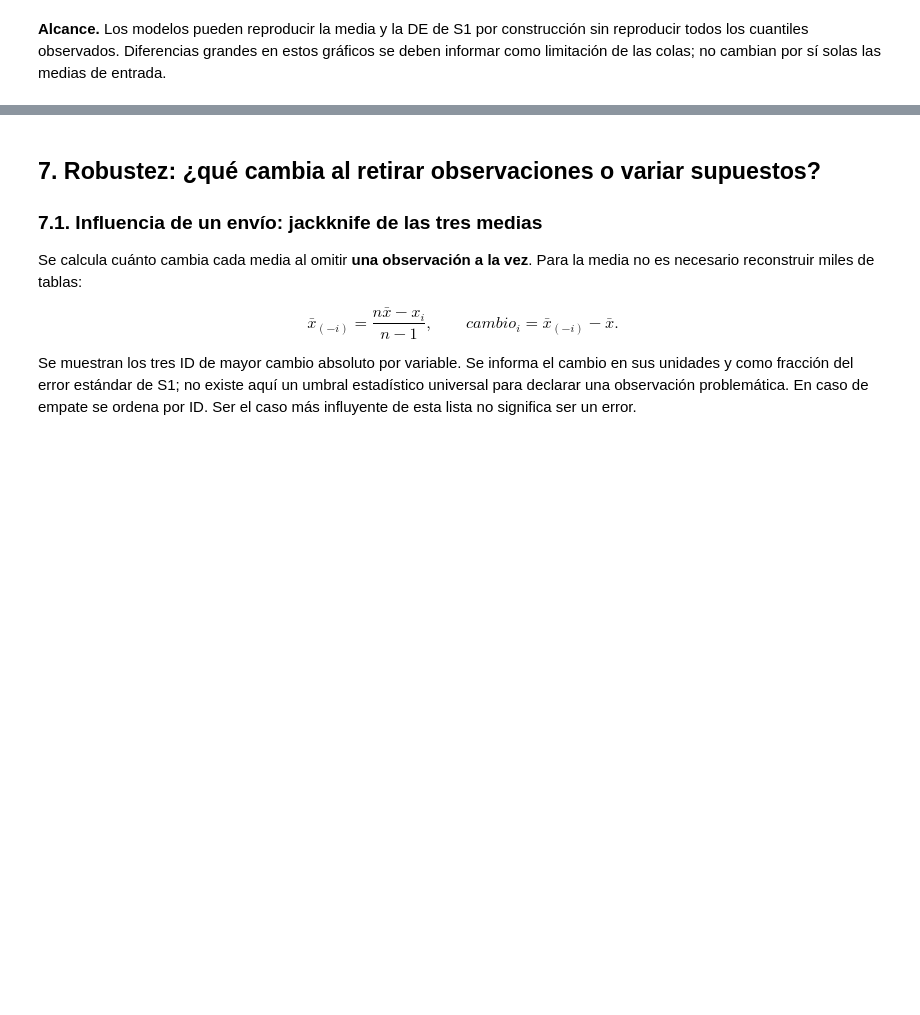
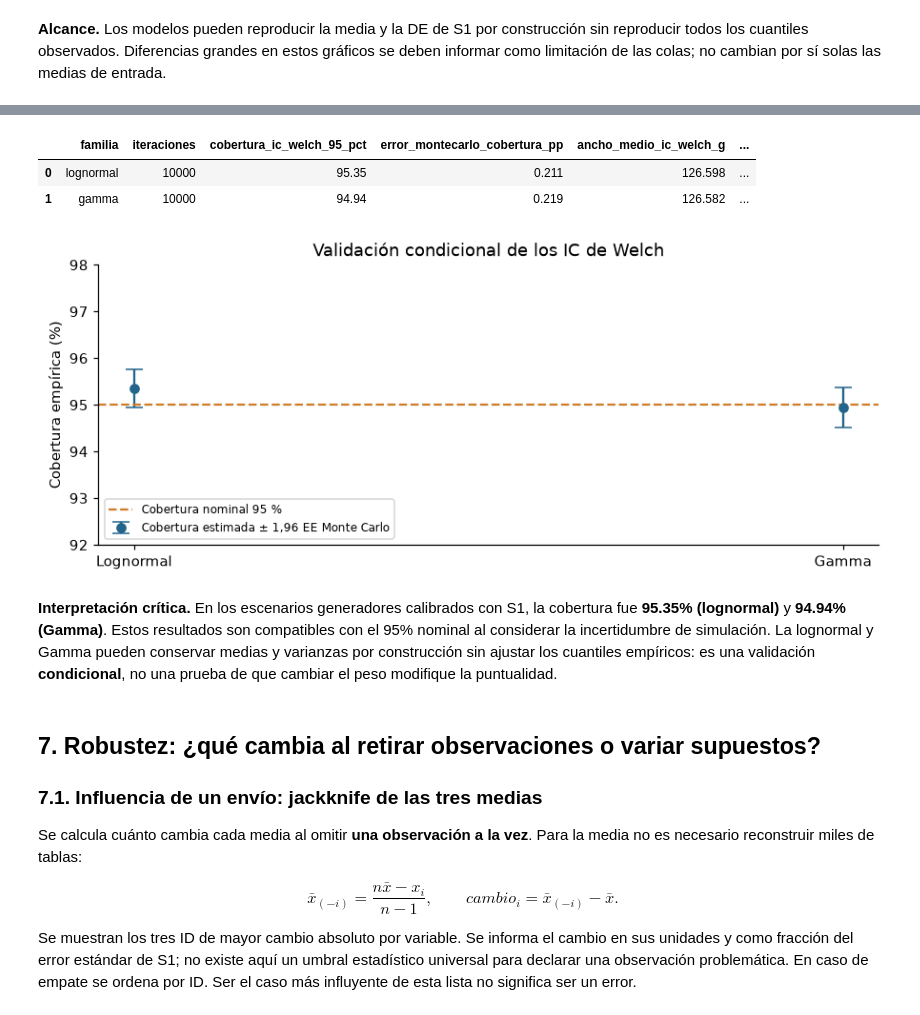
Before and after one commit to jorge170102/ESTAD-STICA-COMPUTACIONAL---Grupo-7--MCDI501.202682.1914.EL.ON, a Jupyter notebook: notebooks/sumativa_2.ipynb, the cells around one changed output, grey strips where cells are left out. Cells and saved outputs as stored; diff of their text form; code cells hidden in the pictures; blank space fills up the shorter version.

```diff
--- a/notebooks/sumativa_2.ipynb
+++ b/notebooks/sumativa_2.ipynb
@@ -855,3 +907,52 @@ display(Markdown("**Alcance.** Los modelos pueden reproducir la media y la DE de
+# %%
+# Reutiliza las 10.000 muestras lognormales generadas en la sección 6,
+# ahora con la cobertura de sus IC Welch ya calculada en el mismo lote.
+# La Gamma se calcula una sola vez y luego se reutiliza en robustez (sección 7.3).
+mc_gamma, cobertura_gamma = simular_diferencias(
+    "gamma", SEMILLAS["gamma"], devolver_ic=True
+)
+
+cobertura_welch_mc = pd.DataFrame([cobertura_lognormal, cobertura_gamma])
+display(cobertura_welch_mc[[
+    "familia", "iteraciones", "cobertura_ic_welch_95_pct",
+    "error_montecarlo_cobertura_pp", "ancho_medio_ic_welch_g",
+    "porcentaje_ic_excluye_cero"
+]].round(3))
+
+fig, ax = plt.subplots(figsize=(8, 3.2), constrained_layout=True)
+x = np.arange(2)
+y = cobertura_welch_mc.cobertura_ic_welch_95_pct.to_numpy()
+e = 1.96 * cobertura_welch_mc.error_montecarlo_cobertura_pp.to_numpy()
+ax.errorbar(x, y, yerr=e, fmt="o", capsize=6, color=AZUL,
+            label="Cobertura estimada ± 1,96 EE Monte Carlo")
+ax.axhline(95, ls="--", color=NARANJA, label="Cobertura nominal 95 %")
+ax.set(xticks=x, xticklabels=["Lognormal", "Gamma"],
+       ylabel="Cobertura empírica (%)", title="Validación condicional de los IC de Welch")
+ax.set_ylim(92, 98)
+ax.legend(loc="lower left", fontsize=8)
+plt.show(); plt.close(fig)
+
+# Las cotas ±1,96 EE describen incertidumbre Monte Carlo, no el IC sobre
+# una población real. La tolerancia 2 pp se usa solo como control numérico.
+control_cobertura = bool(
+    (cobertura_welch_mc.iteraciones >= 10_000).all()
+    and np.isfinite(cobertura_welch_mc.select_dtypes(include=["number"])).all().all()
+    and ((cobertura_welch_mc.cobertura_ic_welch_95_pct - 95).abs() <= 2).all()
+)
+display(Markdown(
+    "**Interpretación crítica.** En los escenarios generadores calibrados con S1, "
+    f"la cobertura fue **{y[0]:.2f}% (lognormal)** y **{y[1]:.2f}% (Gamma)**. "
+    "Estos resultados son compatibles con el 95% nominal al considerar la incertidumbre "
+    "de simulación. La lognormal y Gamma pueden conservar medias y varianzas por construcción "
+    "sin ajustar los cuantiles empíricos: es una validación **condicional**, no una prueba "
+    "de que cambiar el peso modifique la puntualidad."
+))
+# %% [output]
+|  | familia | iteraciones | cobertura_ic_welch_95_pct | error_montecarlo_cobertura_pp | ancho_medio_ic_welch_g | ... |
+| 0 | lognormal | 10000 | 95.35 | 0.211 | 126.598 | ... |
+| 1 | gamma | 10000 | 94.94 | 0.219 | 126.582 | ... |
+[figure, added]
+**Interpretación crítica.** En los escenarios generadores calibrados con S1, la cobertura fue **95.35% (lognormal)** y **94.94% (Gamma)**. Estos resultados son compatibles con el 95% nominal al considerar la incertidumbre de simulación. La lognormal y Gamma pueden conservar medias y varianzas por construcción sin ajustar los cuantiles empíricos: es una validación **condicional**, no una prueba de que cambiar el peso modifique la puntualidad.
 # %% [markdown]
 ## 7. Robustez: ¿qué cambia al retirar observaciones o variar supuestos?
 
```
Also changed, not shown: parts of 5 cells of this notebook.
